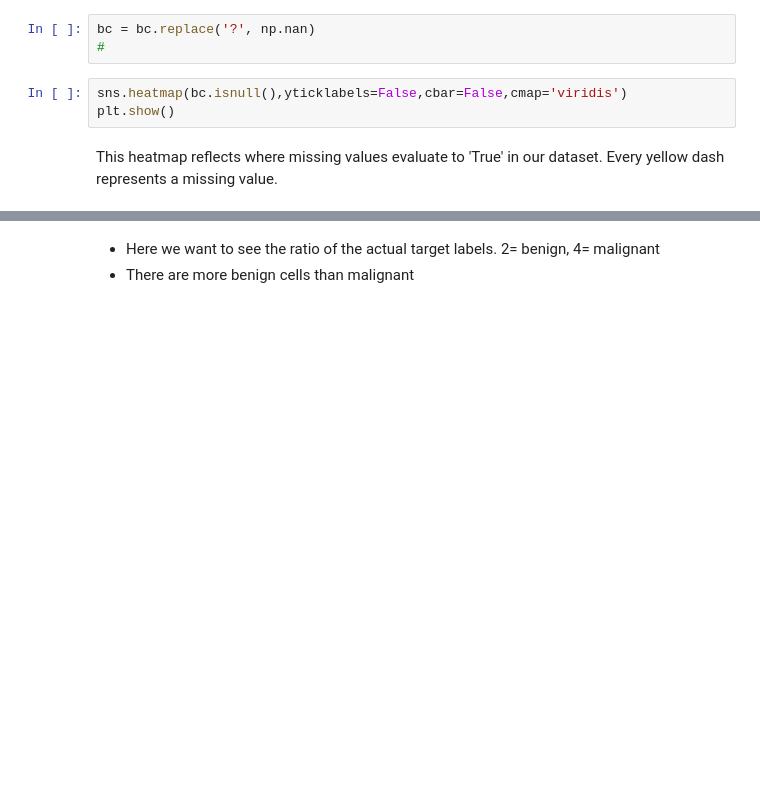
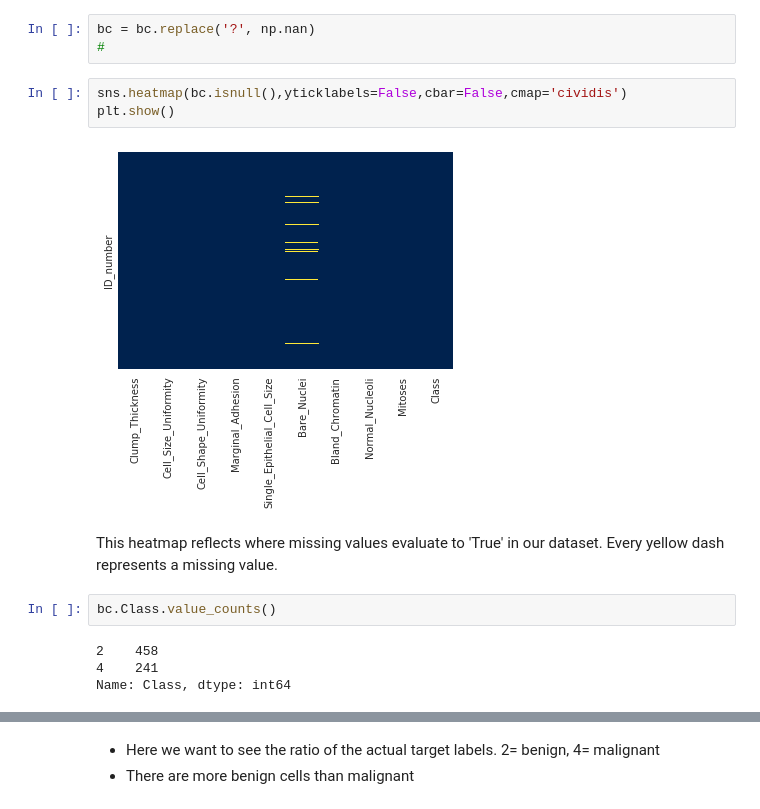
Before and after one commit to MphoKhotleng/Logistic_Regression, a Jupyter notebook: predict_breast_cancer/predict_breast_cancer.ipynb, the cells around one changed output, grey strips where cells are left out. Drawn from its saved outputs; the diff is of its cells as text; blank space fills up the shorter version.

Commit message:
updating heatmap to match theme

```diff
--- a/predict_breast_cancer/predict_breast_cancer.ipynb
+++ b/predict_breast_cancer/predict_breast_cancer.ipynb
@@ -45,10 +74,18 @@ bc['Bare_Nuclei'].value_counts()
 bc = bc.replace('?', np.nan)
 #
 # %%
-sns.heatmap(bc.isnull(),yticklabels=False,cbar=False,cmap='viridis')
+sns.heatmap(bc.isnull(),yticklabels=False,cbar=False,cmap='cividis')
 plt.show()
+# %% [output]
+[figure, added]
 # %% [markdown]
 This heatmap reflects where missing values evaluate to 'True' in our dataset. Every yellow dash represents a missing value.
+# %%
+bc.Class.value_counts()
+# %% [output]
+2    458
+4    241
+Name: Class, dtype: int64
 # %%
 sns.set_style('whitegrid')
 sns.countplot(x='Class',data=bc,palette='pink')
```
Also changed, not shown: parts of 5 cells of this notebook.
